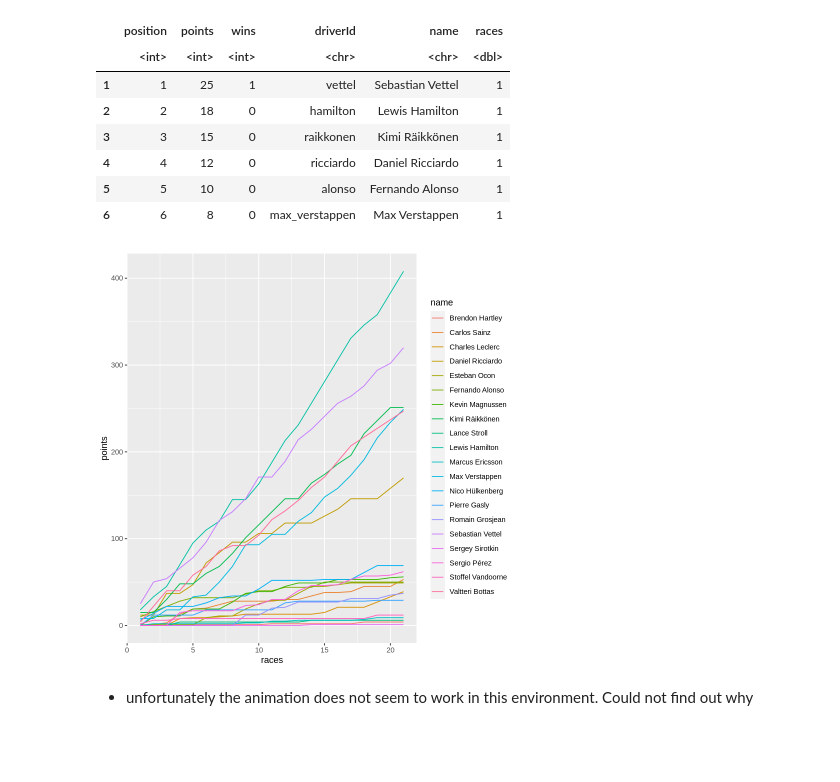
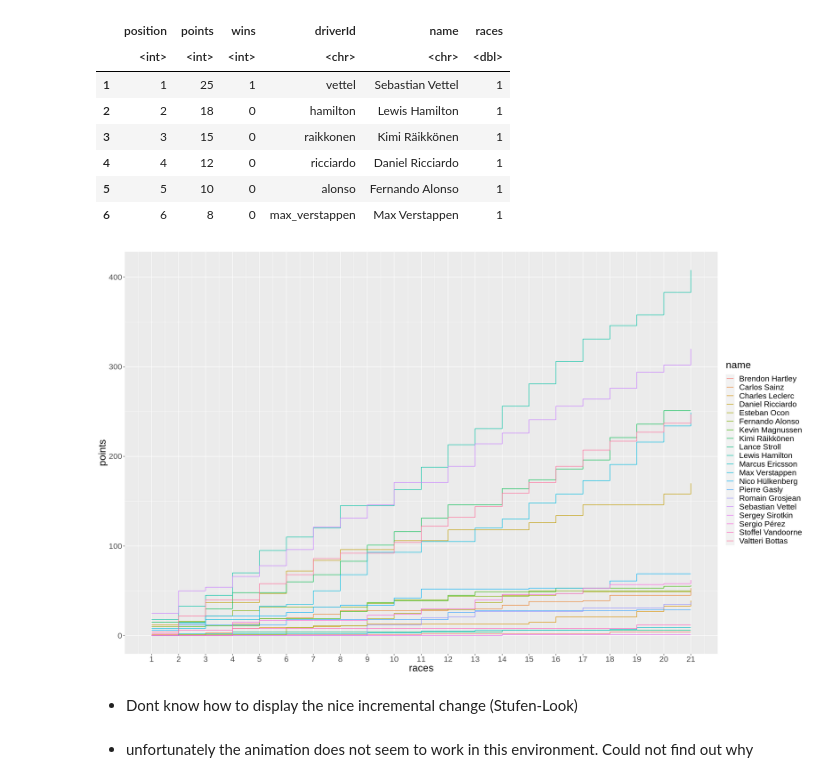
Before and after one commit to michiWS1920/ADS20, a Jupyter notebook: ADS_Programming_Assignment_2.ipynb, the cells around one changed output. Cells and saved outputs as stored; diff of their text form; code cells hidden in the pictures; blank space fills up the shorter version.

```diff
--- a/ADS_Programming_Assignment_2.ipynb
+++ b/ADS_Programming_Assignment_2.ipynb
@@ -471,13 +439,19 @@ A data.frame: 6 × 6
 | 5 | 5 | 10 | 0 | alonso | Fernando Alonso | 1 |
 | 6 | 6 | 8 | 0 | max_verstappen | Max Verstappen | 1 |
 # %%
+
+options(repr.plot.width=20, repr.plot.height=12)
+
 f1_plot %>%
 arrange(races) %>%
 ggplot(aes(x= races, y=points)) +
-geom_line(aes(group=name, color = name))
-#scale_x_continuous(limits = c(1,21))
+geom_step(aes(group=name, color = name))+
+theme(text = element_text(size=20))+
+scale_x_continuous(breaks= c(1,2,3,4,5,6,7,8,9,10,11,12,13,14,15,16,17,18,19,20,21))
 # %% [output]
-[figure, old version]
+[figure, new version]
+# %% [markdown]
+* Dont know how to display the nice incremental change (Stufen-Look)
 # %% [markdown]
 * unfortunately the animation does not seem to work in this environment. Could not find out why
 # %%
```
Also changed, not shown: parts of 11 cells of this notebook.
